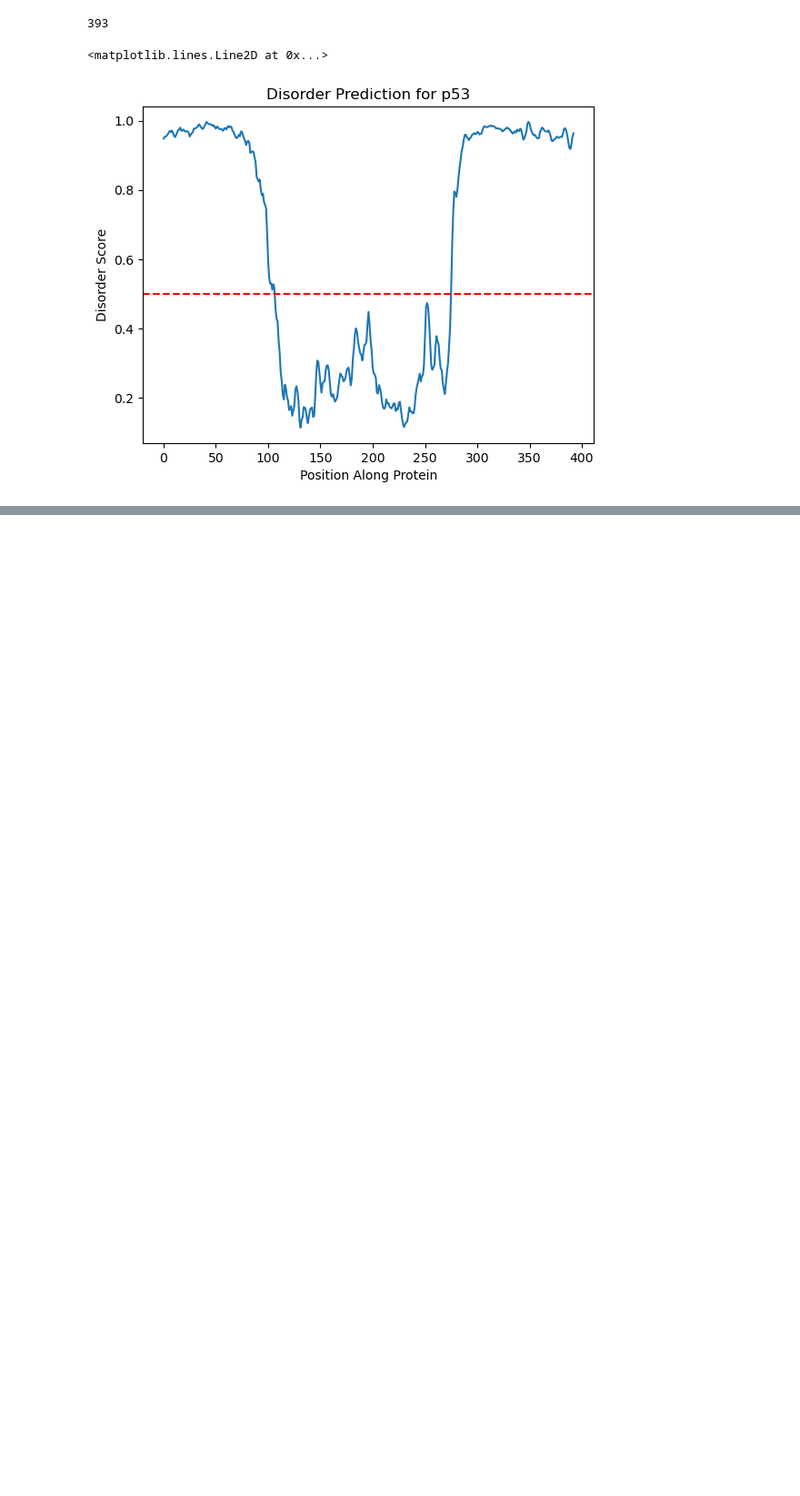
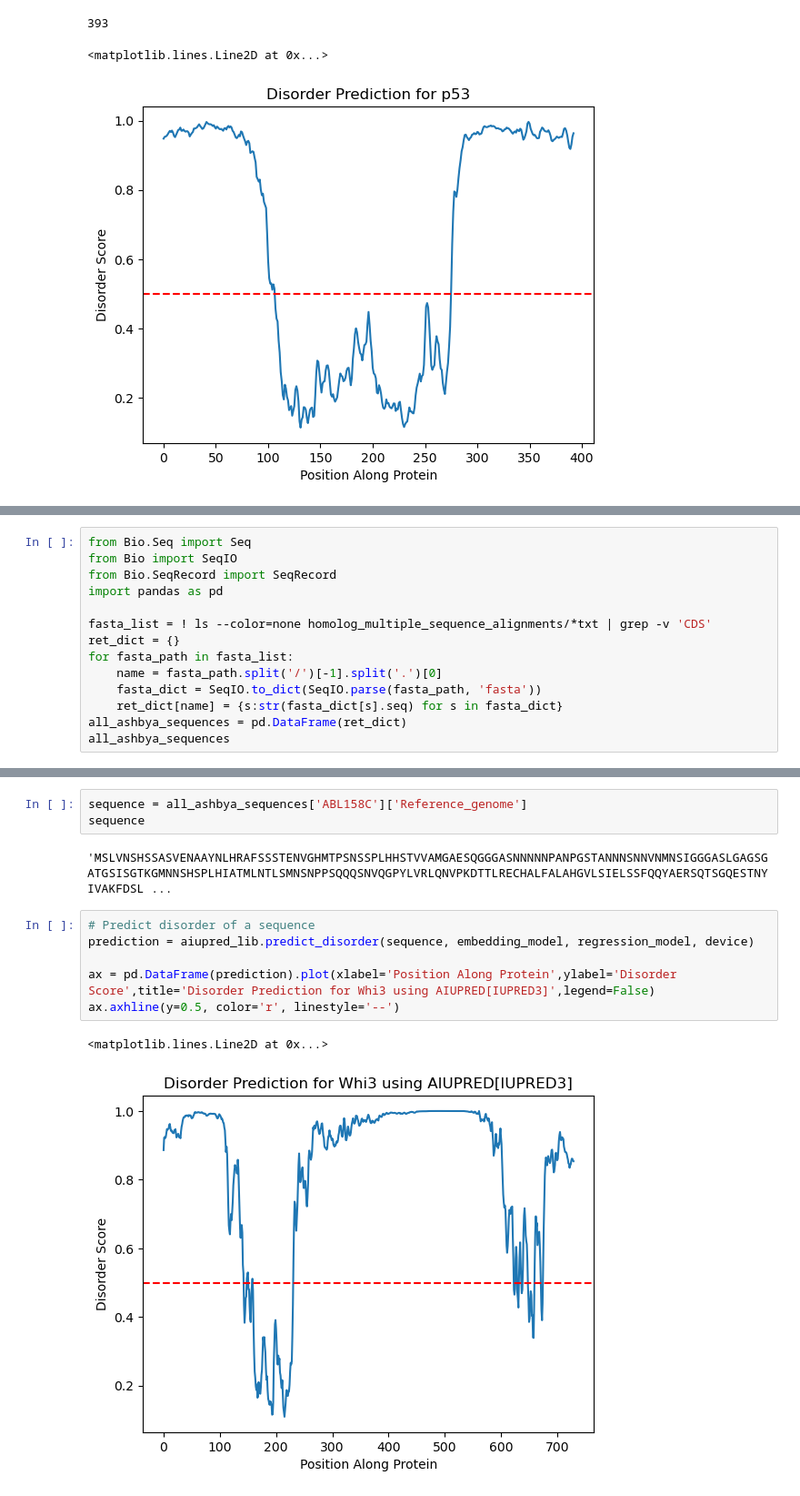
Before and after one commit to JasonMohabir/idrate-gladfelter, a Jupyter notebook: idr_brainstorm.ipynb, the cells around one changed output, grey strips where cells are left out. Shown at 91% size. Cells and saved outputs as stored; diff of their text form; blank space fills up the shorter version.

```diff
--- a/idr_brainstorm.ipynb
+++ b/idr_brainstorm.ipynb
@@ -70,0 +372,14 @@ Name: Sequence, Length: 45380, dtype: object
+# %%
+from Bio.Seq import Seq
+from Bio import SeqIO
+from Bio.SeqRecord import SeqRecord
+import pandas as pd
+
+fasta_list = ! ls --color=none homolog_multiple_sequence_alignments/*txt | grep -v 'CDS'
+ret_dict = {}
+for fasta_path in fasta_list:
+    name = fasta_path.split('/')[-1].split('.')[0]
+    fasta_dict = SeqIO.to_dict(SeqIO.parse(fasta_path, 'fasta'))
+    ret_dict[name] = {s:str(fasta_dict[s].seq) for s in fasta_dict}
+all_ashbya_sequences = pd.DataFrame(ret_dict)
+all_ashbya_sequences
@@ -70,0 +405,14 @@ Name: Sequence, Length: 45380, dtype: object
+# %%
+sequence = all_ashbya_sequences['ABL158C']['Reference_genome']
+sequence
+# %% [output]
+'MSLVNSHSSASVENAAYNLHRAFSSSTENVGHMTPSNSSPLHHSTVVAMGAESQGGGASNNNNNPANPGSTANNNSNNVNMNSIGGGASLGAGSGATGSISGTKGMNNSHSPLHIATMLNTLSMNSNPPSQQQSNVQGPYLVRLQNVPKDTTLRECHALFALAHGVLSIELSSFQQYAERSQTSGQESTNYIVAKFDSL ...
+# %%
+# Predict disorder of a sequence
+prediction = aiupred_lib.predict_disorder(sequence, embedding_model, regression_model, device)
+
+ax = pd.DataFrame(prediction).plot(xlabel='Position Along Protein',ylabel='Disorder Score',title='Disorder Prediction for Whi3 using AIUPRED[IUPRED3]',legend=False)
+ax.axhline(y=0.5, color='r', linestyle='--')
+# %% [output]
+<matplotlib.lines.Line2D at 0x...>
+[figure, added]
```
Also changed, not shown: parts of 36 cells of this notebook.
